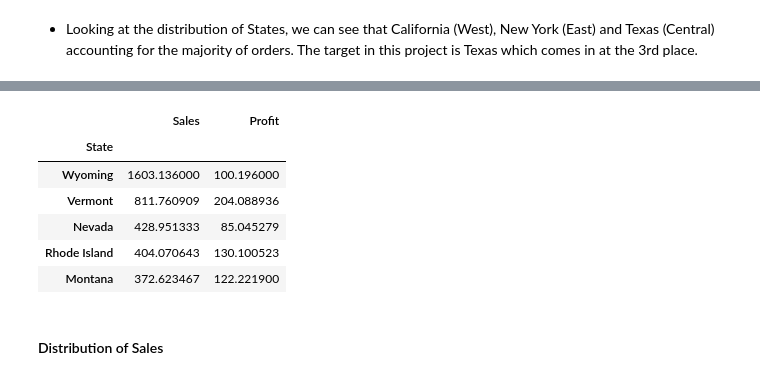
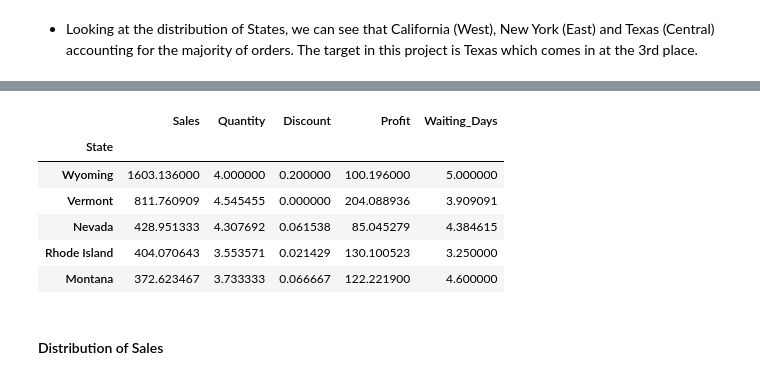
Before and after one commit to livia360/Captone_project2, a Jupyter notebook: Part1_data_wrangling_and_EDA.ipynb, the cells around one changed output, grey strips where cells are left out. Saved outputs shown, nothing was run; the diff lists cells and outputs as text; code cells hidden in the pictures.

```diff
--- a/Part1_data_wrangling_and_EDA.ipynb
+++ b/Part1_data_wrangling_and_EDA.ipynb
@@ -220,7 +220,7 @@ df['Ship Date'] = pd.to_datetime(df['Ship Date'])
 # generate a new column about the time between order and shipping to gain more information on the date
 df['Waiting_Days'] = (df['Ship Date'] - df['Order Date']).dt.days
 # %%
-df['Oder_Year'] = df['Order Date'].dt.year
+df['Order_Year'] = df['Order Date'].dt.year
 # %%
 # drop columns
 df_clean = df.drop(columns=['Order Date', 'Ship Date'], axis=1)
@@ -317,17 +319,17 @@ for col in numerical_cols:
 # %%
 # aggregations to have a top-level view
-State_sales_profit_mean = df_clean.groupby('State')['Sales', 'Profit'].mean()
-State_sales_profit_mean.sort_values('Sales', ascending=False, inplace=True)
+State_sales_mean = df_clean.set_index('Order_Year').groupby('State').mean()
+State_sales_mean.sort_values('Sales', ascending=False, inplace=True)
 
-State_sales_profit_mean.head()
+State_sales_mean.head()
 # %% [output]
-|  | Sales | Profit |
-| State |  |  |
-| Wyoming | 1603.136000 | 100.196000 |
-| Vermont | 811.760909 | 204.088936 |
-| Nevada | 428.951333 | 85.045279 |
-| Rhode Island | 404.070643 | 130.100523 |
-| Montana | 372.623467 | 122.221900 |
+|  | Sales | Quantity | Discount | Profit | Waiting_Days |
+| State |  |  |  |  |  |
+| Wyoming | 1603.136000 | 4.000000 | 0.200000 | 100.196000 | 5.000000 |
+| Vermont | 811.760909 | 4.545455 | 0.000000 | 204.088936 | 3.909091 |
+| Nevada | 428.951333 | 4.307692 | 0.061538 | 85.045279 | 4.384615 |
+| Rhode Island | 404.070643 | 3.553571 | 0.021429 | 130.100523 | 3.250000 |
+| Montana | 372.623467 | 3.733333 | 0.066667 | 122.221900 | 4.600000 |
 # %% [markdown]
 #### Distribution of Sales
 # %%
```
Also changed, not shown: parts of 37 cells of this notebook.
